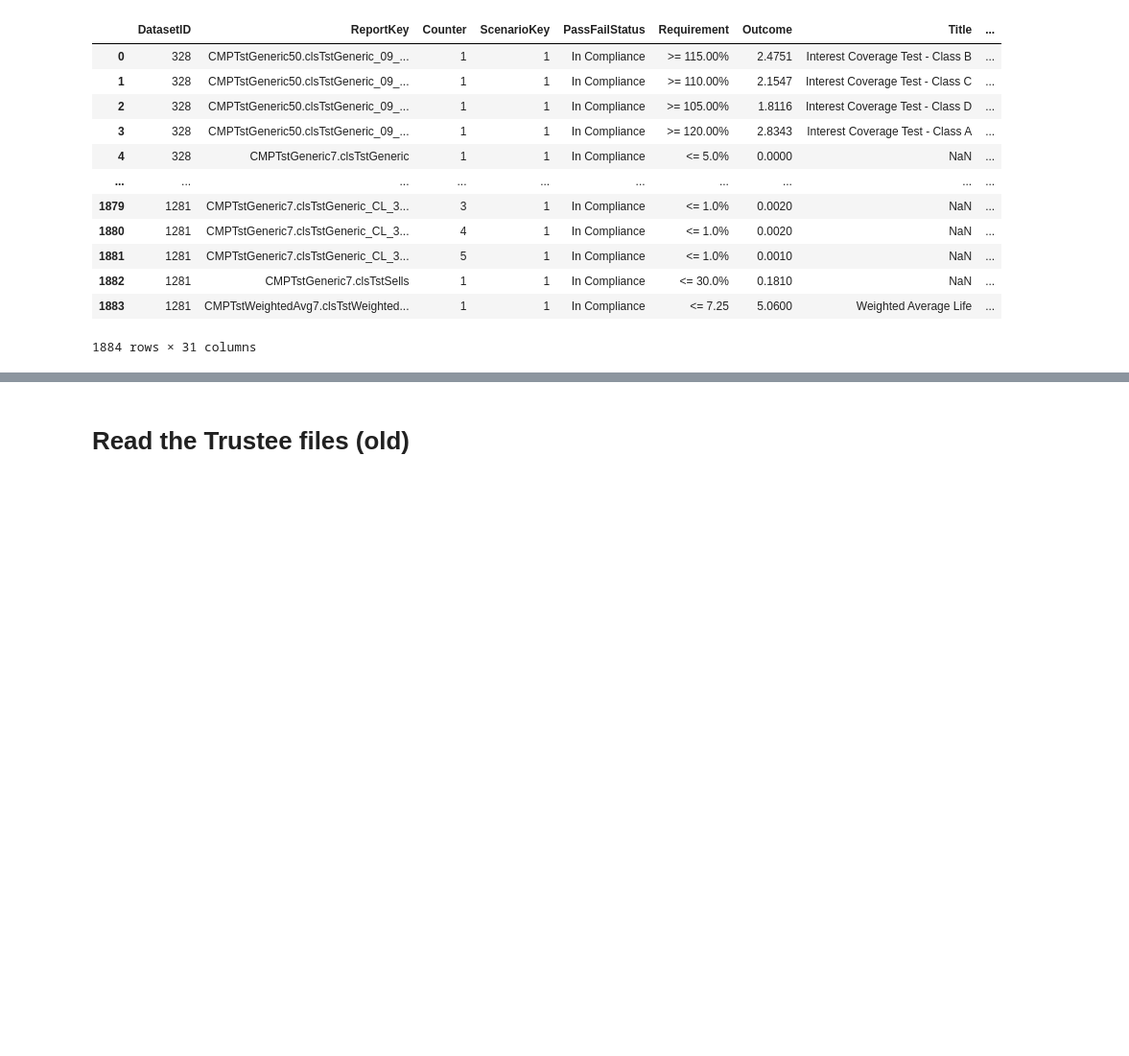
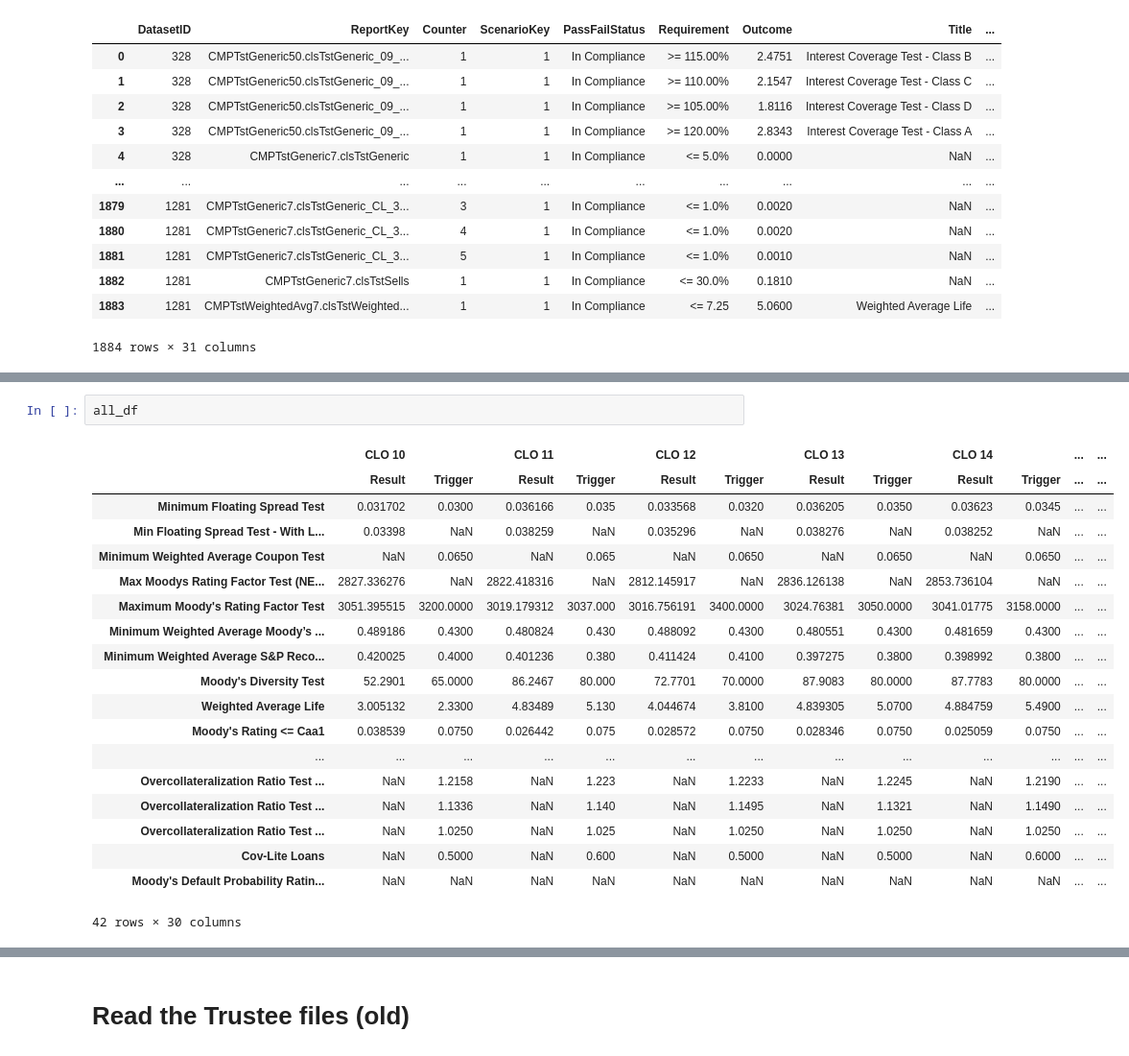
Before and after one commit to joshknechtel-gs/RM-IT, a Jupyter notebook: ComplianceChecks.ipynb, the cells around one changed output, grey strips where cells are left out. Shown at 96% size. Saved outputs shown, nothing was run; the diff lists cells and outputs as text; blank space fills up the shorter version.

```diff
--- a/ComplianceChecks.ipynb
+++ b/ComplianceChecks.ipynb
@@ -2268,0 +1068,22 @@ all_stats
+# %%
+all_df
+# %% [output]
+|  | CLO 10 |  | CLO 11 |  | CLO 12 |  | CLO 13 |  | CLO 14 |  | ... | ... |
+|  | Result | Trigger | Result | Trigger | Result | Trigger | Result | Trigger | Result | Trigger | ... | ... |
+| Minimum Floating Spread Test | 0.031702 | 0.0300 | 0.036166 | 0.035 | 0.033568 | 0.0320 | 0.036205 | 0.0350 | 0.03623 | 0.0345 | ... | ... |
+| Min Floating Spread Test - With L... | 0.03398 | NaN | 0.038259 | NaN | 0.035296 | NaN | 0.038276 | NaN | 0.038252 | NaN | ... | ... |
+| Minimum Weighted Average Coupon Test | NaN | 0.0650 | NaN | 0.065 | NaN | 0.0650 | NaN | 0.0650 | NaN | 0.0650 | ... | ... |
+| Max Moodys Rating Factor Test (NE... | 2827.336276 | NaN | 2822.418316 | NaN | 2812.145917 | NaN | 2836.126138 | NaN | 2853.736104 | NaN | ... | ... |
+| Maximum Moody's Rating Factor Test | 3051.395515 | 3200.0000 | 3019.179312 | 3037.000 | 3016.756191 | 3400.0000 | 3024.76381 | 3050.0000 | 3041.01775 | 3158.0000 | ... | ... |
+| Minimum Weighted Average Moody’s ... | 0.489186 | 0.4300 | 0.480824 | 0.430 | 0.488092 | 0.4300 | 0.480551 | 0.4300 | 0.481659 | 0.4300 | ... | ... |
+| Minimum Weighted Average S&P Reco... | 0.420025 | 0.4000 | 0.401236 | 0.380 | 0.411424 | 0.4100 | 0.397275 | 0.3800 | 0.398992 | 0.3800 | ... | ... |
+| Moody's Diversity Test | 52.2901 | 65.0000 | 86.2467 | 80.000 | 72.7701 | 70.0000 | 87.9083 | 80.0000 | 87.7783 | 80.0000 | ... | ... |
+| Weighted Average Life | 3.005132 | 2.3300 | 4.83489 | 5.130 | 4.044674 | 3.8100 | 4.839305 | 5.0700 | 4.884759 | 5.4900 | ... | ... |
+| Moody's Rating <= Caa1 | 0.038539 | 0.0750 | 0.026442 | 0.075 | 0.028572 | 0.0750 | 0.028346 | 0.0750 | 0.025059 | 0.0750 | ... | ... |
+| ... | ... | ... | ... | ... | ... | ... | ... | ... | ... | ... | ... | ... |
+| Overcollateralization Ratio Test ... | NaN | 1.2158 | NaN | 1.223 | NaN | 1.2233 | NaN | 1.2245 | NaN | 1.2190 | ... | ... |
+| Overcollateralization Ratio Test ... | NaN | 1.1336 | NaN | 1.140 | NaN | 1.1495 | NaN | 1.1321 | NaN | 1.1490 | ... | ... |
+| Overcollateralization Ratio Test ... | NaN | 1.0250 | NaN | 1.025 | NaN | 1.0250 | NaN | 1.0250 | NaN | 1.0250 | ... | ... |
+| Cov-Lite Loans | NaN | 0.5000 | NaN | 0.600 | NaN | 0.5000 | NaN | 0.5000 | NaN | 0.6000 | ... | ... |
+| Moody's Default Probability Ratin... | NaN | NaN | NaN | NaN | NaN | NaN | NaN | NaN | NaN | NaN | ... | ... |
+42 rows × 30 columns
```
Also changed, not shown: parts of 72 cells of this notebook, 1 other file.
